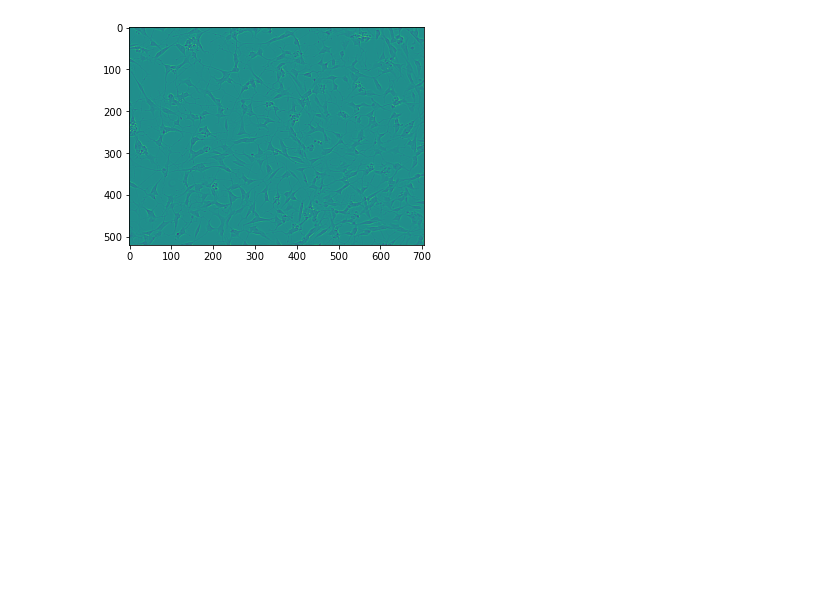
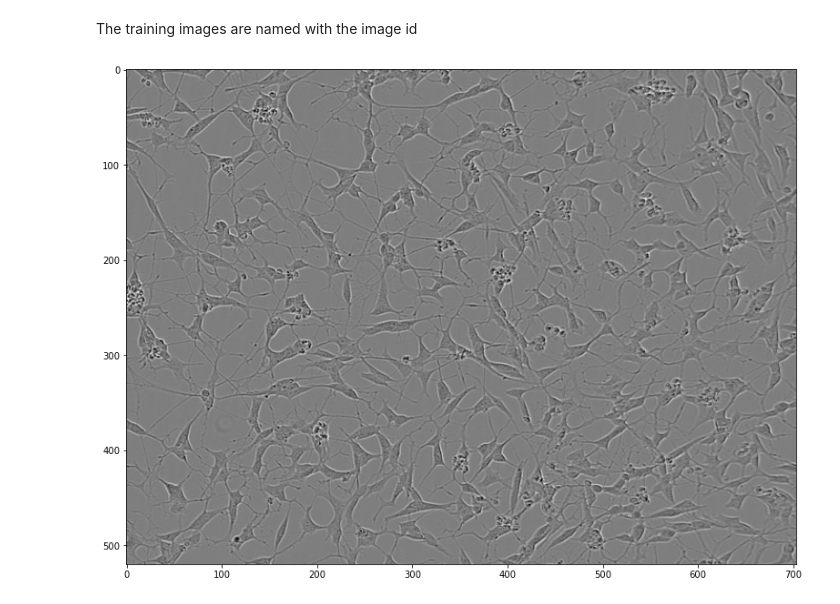
Before and after one commit to emily-bradley/cell-instance-segmentation, a Jupyter notebook: Data Exploration and Visualization.ipynb, the cells around one changed output. Saved outputs shown, nothing was run; the diff lists cells and outputs as text; code cells hidden in the pictures; blank space fills up the shorter version.

```diff
--- a/Data Exploration and Visualization.ipynb
+++ b/Data Exploration and Visualization.ipynb
@@ -71,6 +85,7 @@ train_df.where(train_df['id']=='0030fd0e6378')
+# %% [markdown]
+The training images are named with the image id
 # %%
 img=mpimg.imread('./sartorius-cell-instance-segmentation/train/0030fd0e6378.png')
+imgplot = plt.imshow(img, cmap='gray')
+# %% [output]
+[figure, added]
-# %%
-imgplot = plt.imshow(img)
-# %% [output]
-[figure, removed]
```
Also changed, not shown: parts of 22 cells of this notebook.
